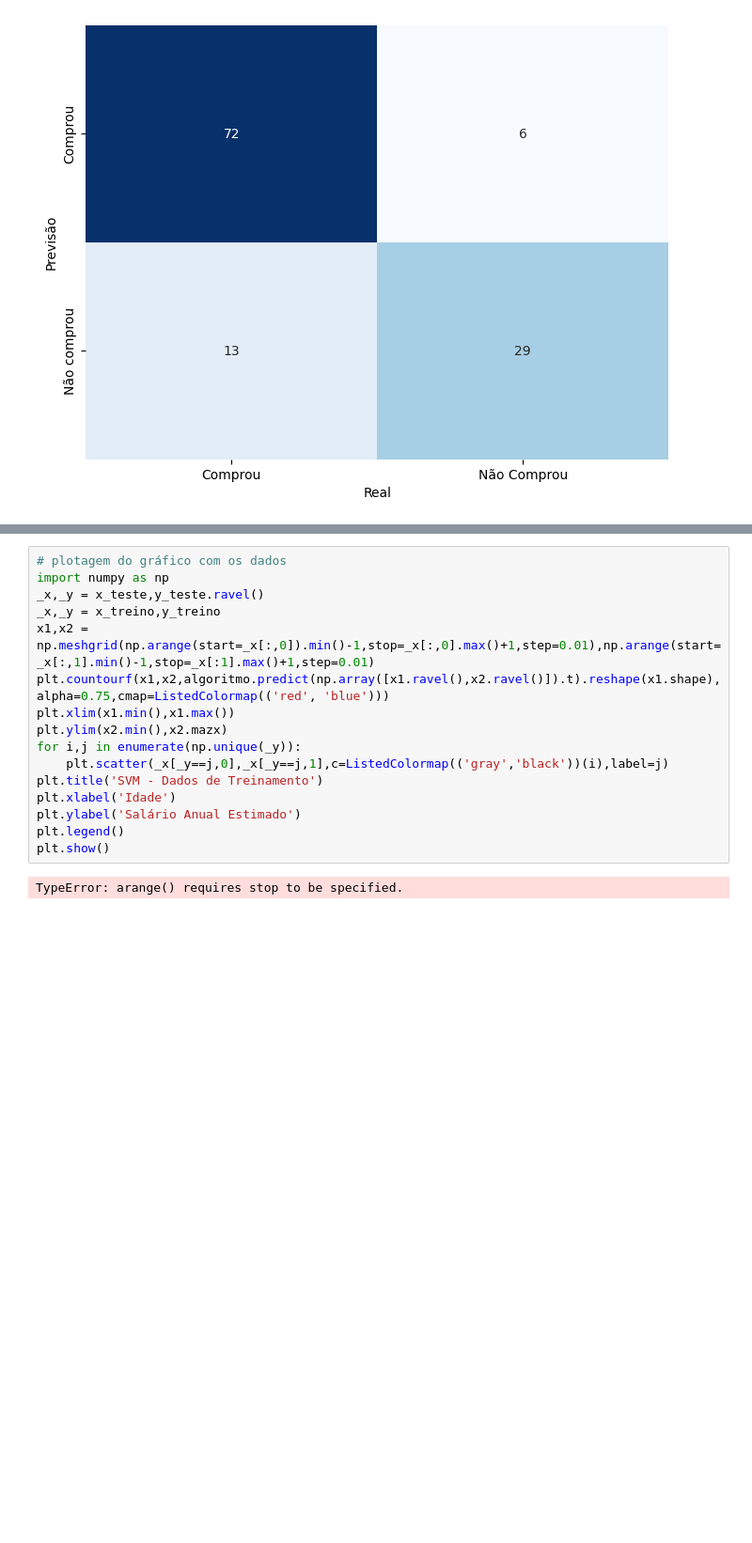
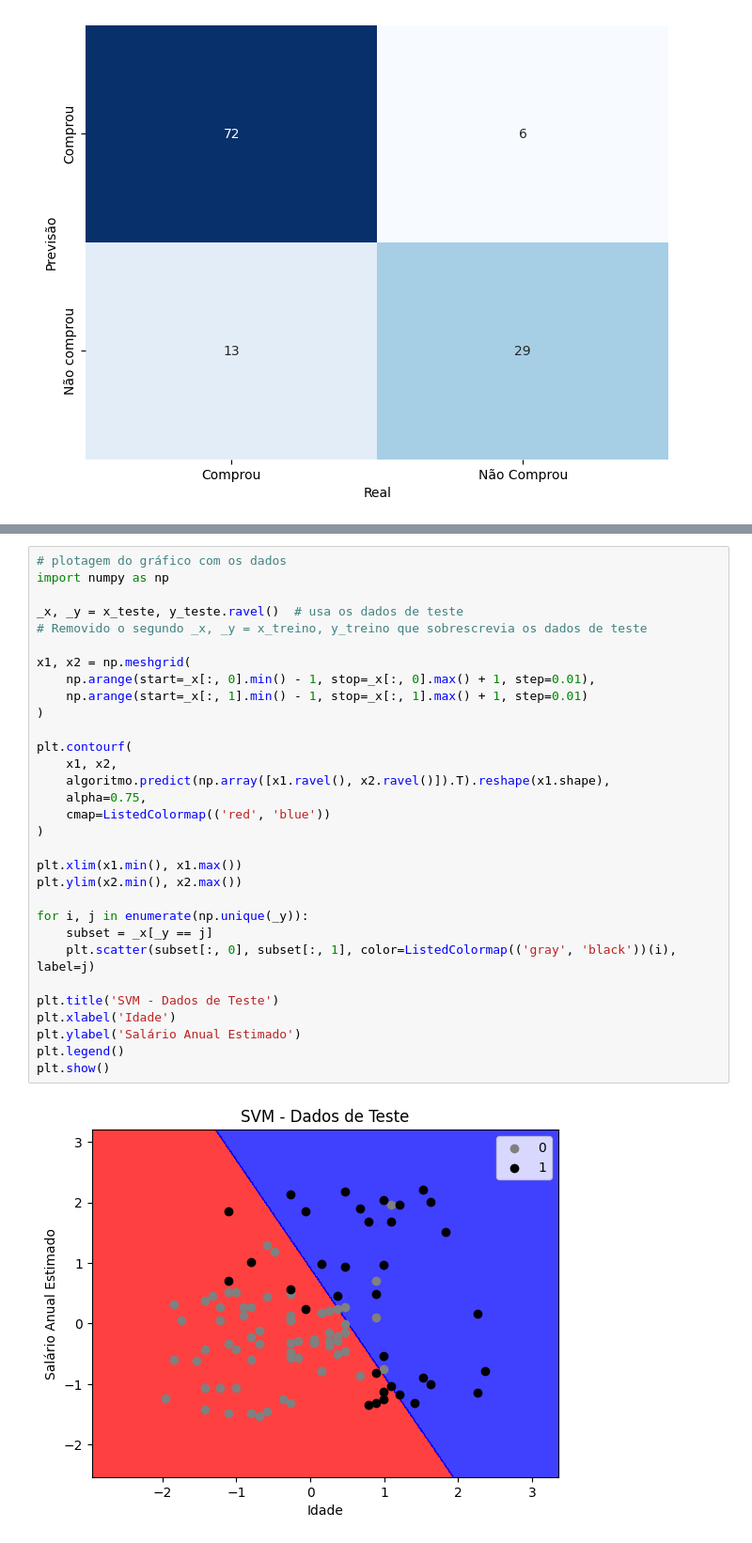
Before and after one commit to LANDOSOUZA/inteligencia_artificial_2025, a Jupyter notebook: aula_9/codigo.ipynb, the cells around one changed output, grey strips where cells are left out. Shown at 94% size. Drawn from its saved outputs; the diff is of its cells as text; blank space fills up the shorter version.

```diff
--- a/aula_9/codigo.ipynb
+++ b/aula_9/codigo.ipynb
@@ -169,19 +212,34 @@ TypeError: arange() requires stop to be specified.
 # %%
 # plotagem do gráfico com os dados
 import numpy as np
-_x,_y = x_teste,y_teste.ravel()
-_x,_y = x_treino,y_treino
-x1,x2 = np.meshgrid(np.arange(start=_x[:,0]).min()-1,stop=_x[:,0].max()+1,step=0.01),np.arange(start=_x[:,1].min()-1,stop=_x[:1].max()+1,step=0.01)
-plt.countourf(x1,x2,algoritmo.predict(np.array([x1.ravel(),x2.ravel()]).t).reshape(x1.shape),alpha=0.75,cmap=ListedColormap(('red', 'blue')))
-plt.xlim(x1.min(),x1.max())
-plt.ylim(x2.min(),x2.mazx)
-for i,j in enumerate(np.unique(_y)):
-    plt.scatter(_x[_y==j,0],_x[_y==j,1],c=ListedColormap(('gray','black'))(i),label=j)
-plt.title('SVM - Dados de Treinamento')
+
+_x, _y = x_teste, y_teste.ravel()  # usa os dados de teste
+# Removido o segundo _x, _y = x_treino, y_treino que sobrescrevia os dados de teste
+
+x1, x2 = np.meshgrid(
+    np.arange(start=_x[:, 0].min() - 1, stop=_x[:, 0].max() + 1, step=0.01),
+    np.arange(start=_x[:, 1].min() - 1, stop=_x[:, 1].max() + 1, step=0.01)
+)
+
+plt.contourf(
+    x1, x2,
+    algoritmo.predict(np.array([x1.ravel(), x2.ravel()]).T).reshape(x1.shape),
+    alpha=0.75,
+    cmap=ListedColormap(('red', 'blue'))
+)
+
+plt.xlim(x1.min(), x1.max())
+plt.ylim(x2.min(), x2.max())
+
+for i, j in enumerate(np.unique(_y)):
+    subset = _x[_y == j]
+    plt.scatter(subset[:, 0], subset[:, 1], color=ListedColormap(('gray', 'black'))(i), label=j)
+
+plt.title('SVM - Dados de Teste')
 plt.xlabel('Idade')
 plt.ylabel('Salário Anual Estimado')
 plt.legend()
 plt.show()
 # %% [output]
-TypeError: arange() requires stop to be specified.
+[figure, added]
 # %%
```
Also changed, not shown: parts of 4 cells of this notebook, 2 other files.
